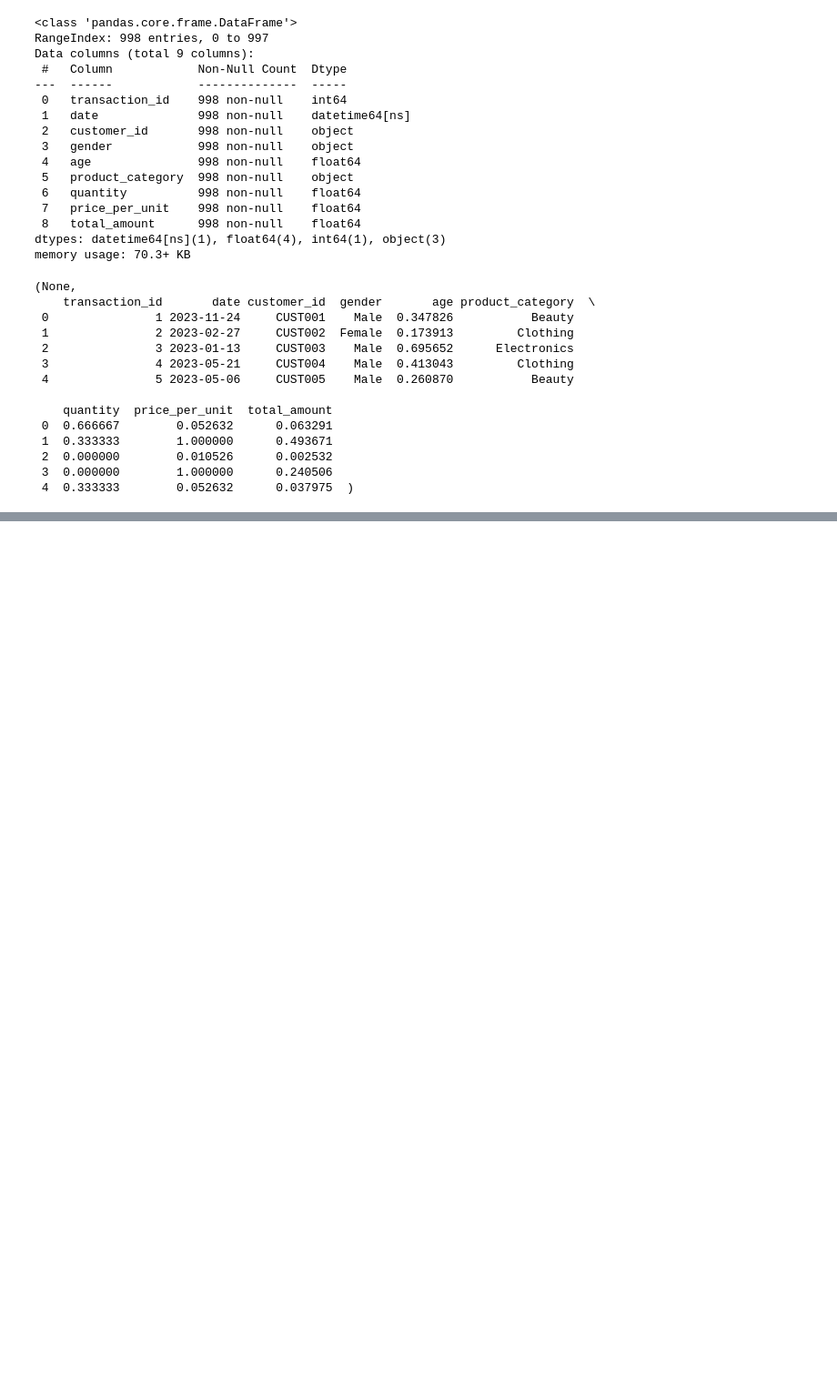
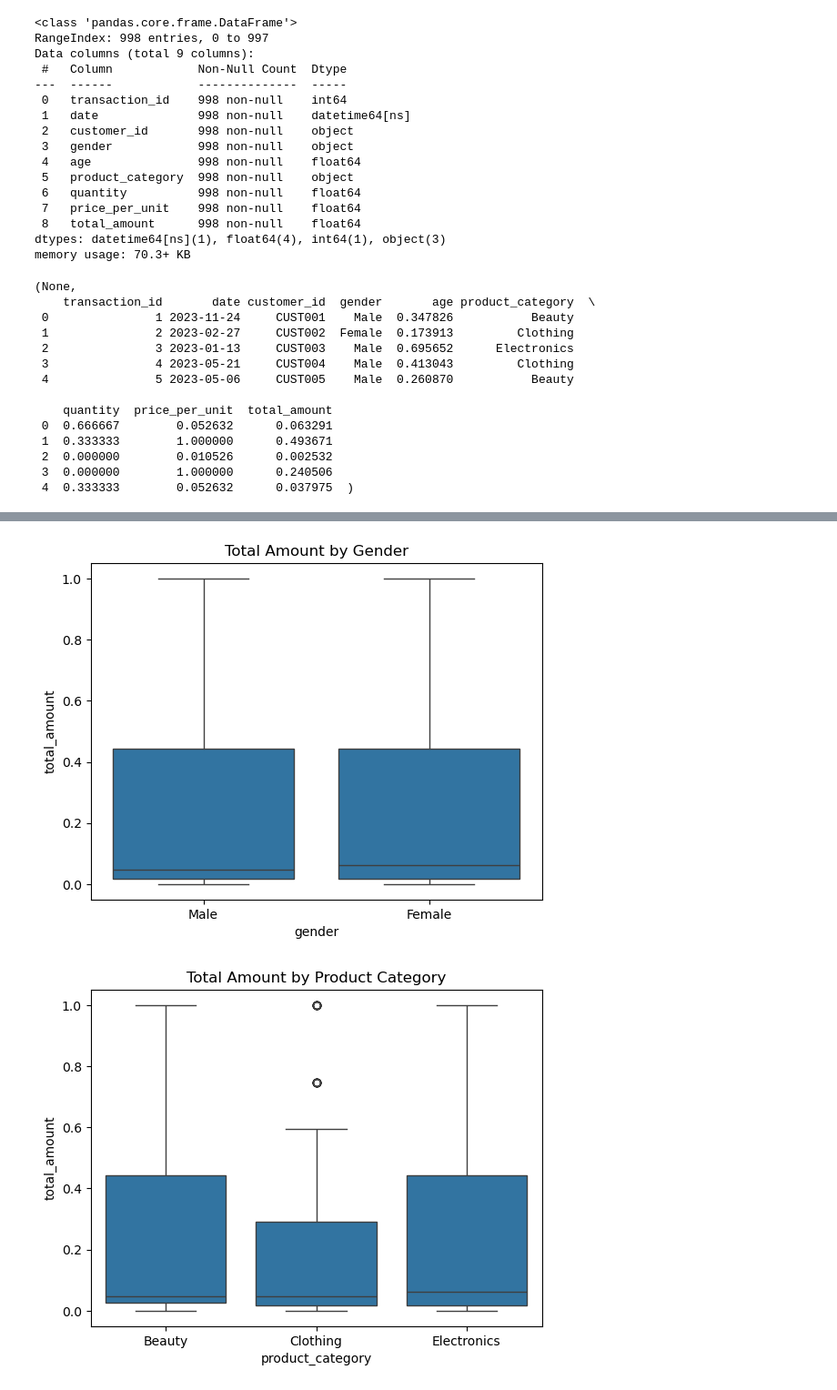
Before and after one commit to tazeenq/team27_project, a Jupyter notebook: src/project_code.ipynb, the cells around one changed output, grey strips where cells are left out. Shown at 91% size. Drawn from its saved outputs; the diff is of its cells as text; code cells hidden in the pictures; blank space fills up the shorter version.

```diff
--- a/src/project_code.ipynb
+++ b/src/project_code.ipynb
@@ -116,0 +167,13 @@ memory usage: 70.3+ KB
+# %%
+#Creating a box plot for gender
+sns.boxplot(data=normalized_dataset, x='gender', y='total_amount')
+plt.title("Total Amount by Gender")
+plt.show()
+
+#Creating a box plot for product category
+sns.boxplot(data=normalized_dataset, x='product_category', y='total_amount')
+plt.title("Total Amount by Product Category")
+plt.show()
+# %% [output]
+[figure, added]
+[figure, added]
```
Also changed, not shown: parts of 13 cells of this notebook.
